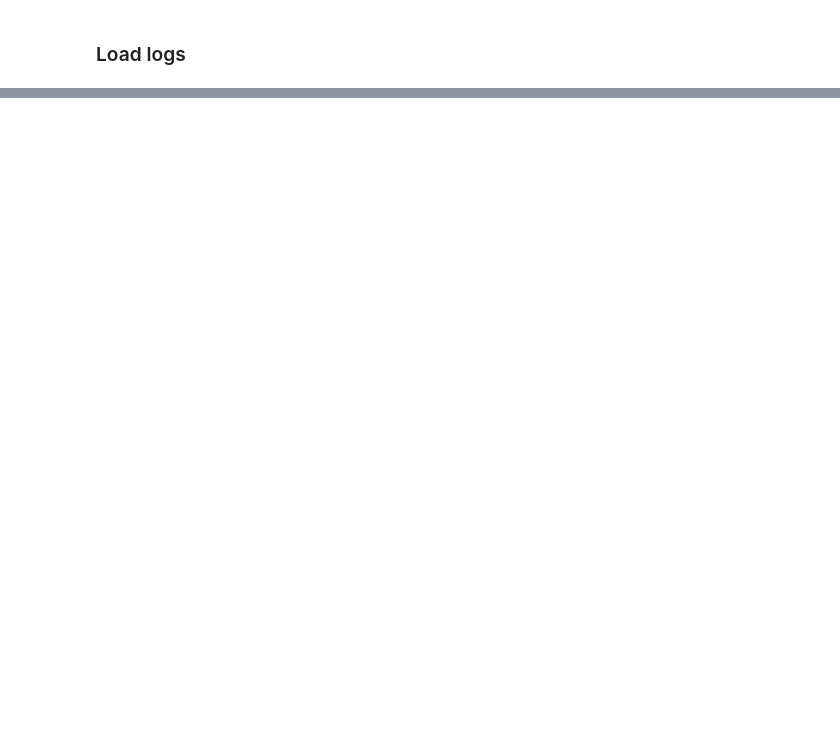
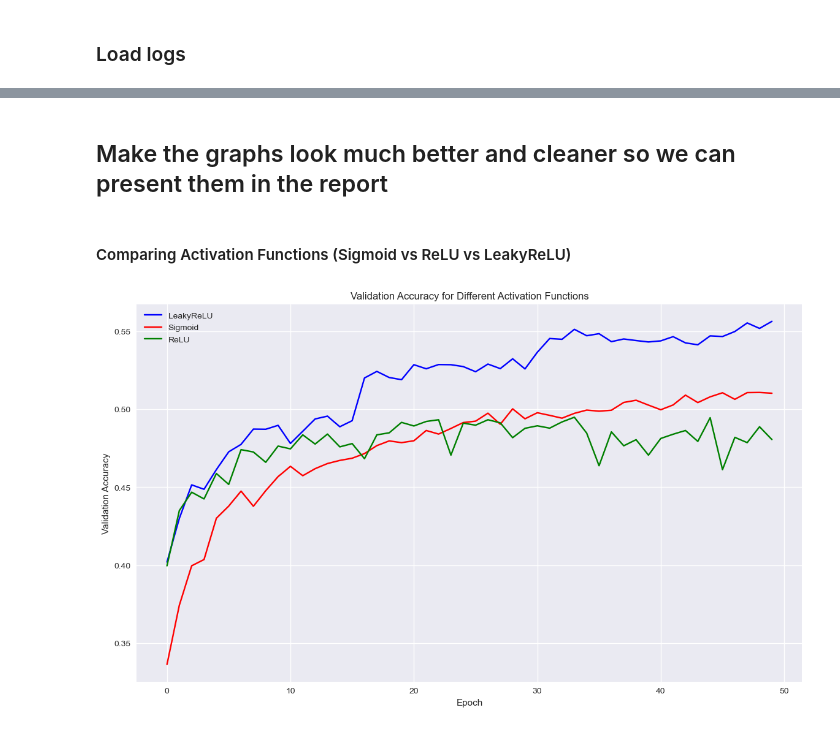
Before and after one commit to ZH0555/PMAI-Group-5, a Jupyter notebook: src/analysis/nn-analysis.ipynb, the cells around one changed output, grey strips where cells are left out. Drawn from its saved outputs; the diff is of its cells as text; code cells hidden in the pictures; blank space fills up the shorter version.

Commit message:
Some Graphs done for nn analysis

```diff
--- a/src/analysis/nn-analysis.ipynb
+++ b/src/analysis/nn-analysis.ipynb
@@ -26,0 +82,40 @@ for file in log_files:
+# %% [markdown]
+## Make the graphs look much better and cleaner so we can present them in the report
+# %%
+# This is an example of how to do the graphs, loop through in this way
+# and use logs_map["nameoflogmetric"] to access what metric you need
+# Use a markdown cell above the specific thing you are doing
+
+plt.style.use("seaborn-v0_8")
+plt.figure(figsize=(14,8))
+
+for name, logs in experiments.items():
+    train_loss = logs[logs_map["training_loss"]]
+    plt.plot(train_loss, label=name)
+
+plt.xlabel("Epoch")
+plt.ylabel("Training Loss")
+plt.title("Training Loss Comparison")
+plt.legend()
+plt.grid(True)
+plt.show()
+# %% [markdown]
+#### Comparing Activation Functions (Sigmoid vs ReLU vs LeakyReLU)
+# %%
+activation_func_comp_models = ["Best Model (LR Decay)", "Sigmoid", "ReLU"]
+colours = ["Blue", "Red", "Green"]
+plt.figure(figsize=(14, 8))
+for c, name in enumerate(activation_func_comp_models):
+    logs = experiments[name]
+    validation_accuracy = logs[logs_map["validation_accuracy"]]
+    if name == "Best Model (LR Decay)":
+        name = "LeakyReLU"
+    plt.plot(validation_accuracy, label=name, color=colours[c])
+plt.xlabel("Epoch")
+plt.ylabel("Validation Accuracy")
+plt.title("Validation Accuracy for Different Activation Functions")
+plt.legend()
+plt.grid(True)
+plt.show()
+# %% [output]
+[figure, added]
```
Also changed, not shown: parts of 8 cells of this notebook, 10 other files.
